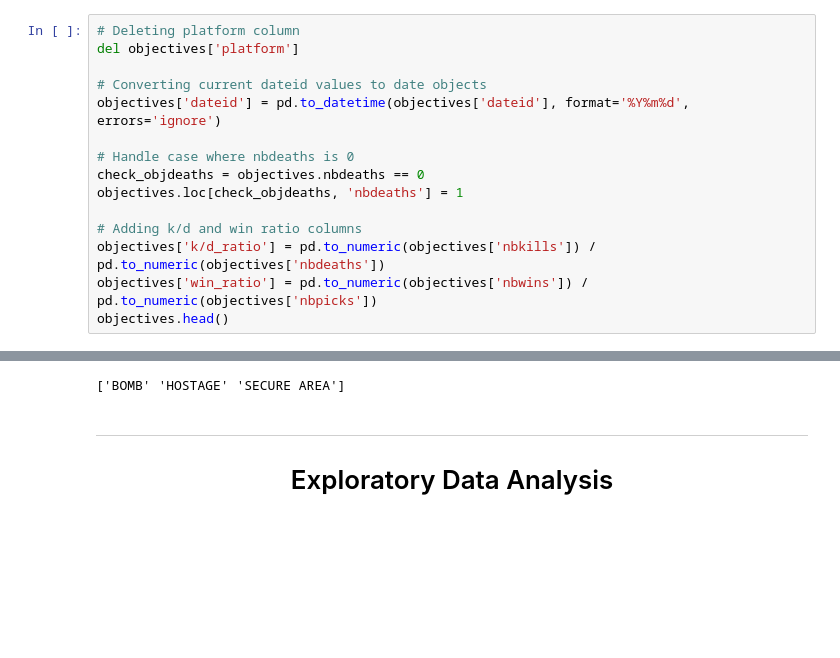
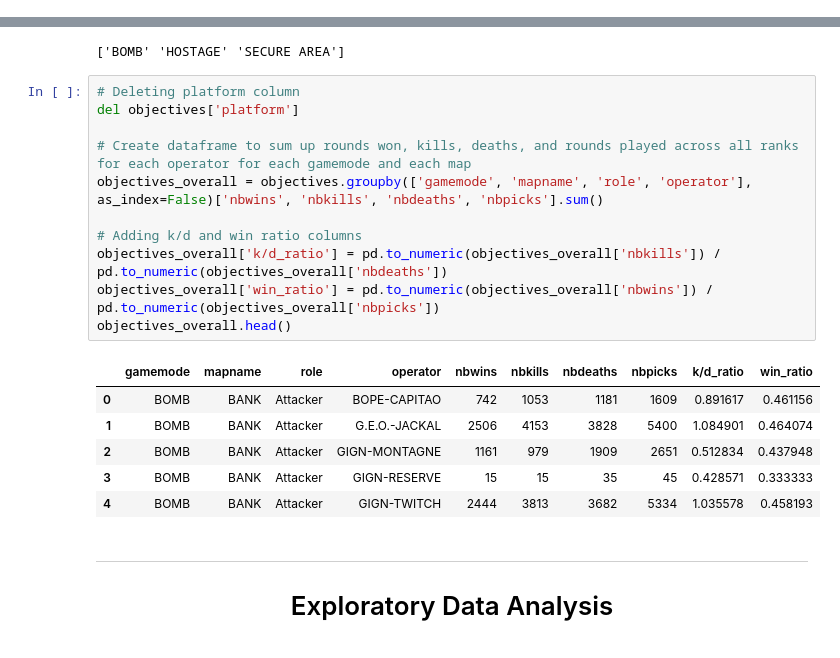
Before and after one commit to jiglesia3/jiglesia3.github.io, a Jupyter notebook: Final Tutorial.ipynb, the cells around one changed output, grey strips where cells are left out. Cells and saved outputs as stored; diff of their text form; blank space fills up the shorter version.

```diff
--- a/Final Tutorial.ipynb
+++ b/Final Tutorial.ipynb
@@ -95,15 +104,0 @@ operators.head()
-# %%
-# Deleting platform column
-del objectives['platform']
-
-# Converting current dateid values to date objects
-objectives['dateid'] = pd.to_datetime(objectives['dateid'], format='%Y%m%d', errors='ignore')
-
-# Handle case where nbdeaths is 0
-check_objdeaths = objectives.nbdeaths == 0
-objectives.loc[check_objdeaths, 'nbdeaths'] = 1
-
-# Adding k/d and win ratio columns
-objectives['k/d_ratio'] = pd.to_numeric(objectives['nbkills']) / pd.to_numeric(objectives['nbdeaths'])
-objectives['win_ratio'] = pd.to_numeric(objectives['nbwins']) / pd.to_numeric(objectives['nbpicks'])
-objectives.head()
@@ -134,6 +122,24 @@ objectives['gamemode'] = gamemodes
 print(objectives['gamemode'].unique())
 # %% [output]
 ['BOMB' 'HOSTAGE' 'SECURE AREA']
+# %%
+# Deleting platform column
+del objectives['platform']
+
+# Create dataframe to sum up rounds won, kills, deaths, and rounds played across all ranks for each operator for each gamemode and each map
+objectives_overall = objectives.groupby(['gamemode', 'mapname', 'role', 'operator'], as_index=False)['nbwins', 'nbkills', 'nbdeaths', 'nbpicks'].sum()
+
+# Adding k/d and win ratio columns
+objectives_overall['k/d_ratio'] = pd.to_numeric(objectives_overall['nbkills']) / pd.to_numeric(objectives_overall['nbdeaths'])
+objectives_overall['win_ratio'] = pd.to_numeric(objectives_overall['nbwins']) / pd.to_numeric(objectives_overall['nbpicks'])
+objectives_overall.head()
+# %% [output]
+|  | gamemode | mapname | role | operator | nbwins | nbkills | nbdeaths | nbpicks | k/d_ratio | win_ratio |
+| 0 | BOMB | BANK | Attacker | BOPE-CAPITAO | 742 | 1053 | 1181 | 1609 | 0.891617 | 0.461156 |
+| 1 | BOMB | BANK | Attacker | G.E.O.-JACKAL | 2506 | 4153 | 3828 | 5400 | 1.084901 | 0.464074 |
+| 2 | BOMB | BANK | Attacker | GIGN-MONTAGNE | 1161 | 979 | 1909 | 2651 | 0.512834 | 0.437948 |
+| 3 | BOMB | BANK | Attacker | GIGN-RESERVE | 15 | 15 | 35 | 45 | 0.428571 | 0.333333 |
+| 4 | BOMB | BANK | Attacker | GIGN-TWITCH | 2444 | 3813 | 3682 | 5334 | 1.035578 | 0.458193 |
 # %% [markdown]
 <hr>
 <center><h1>Exploratory Data Analysis</h1></center>
```
Also changed, not shown: parts of 5 cells of this notebook.
